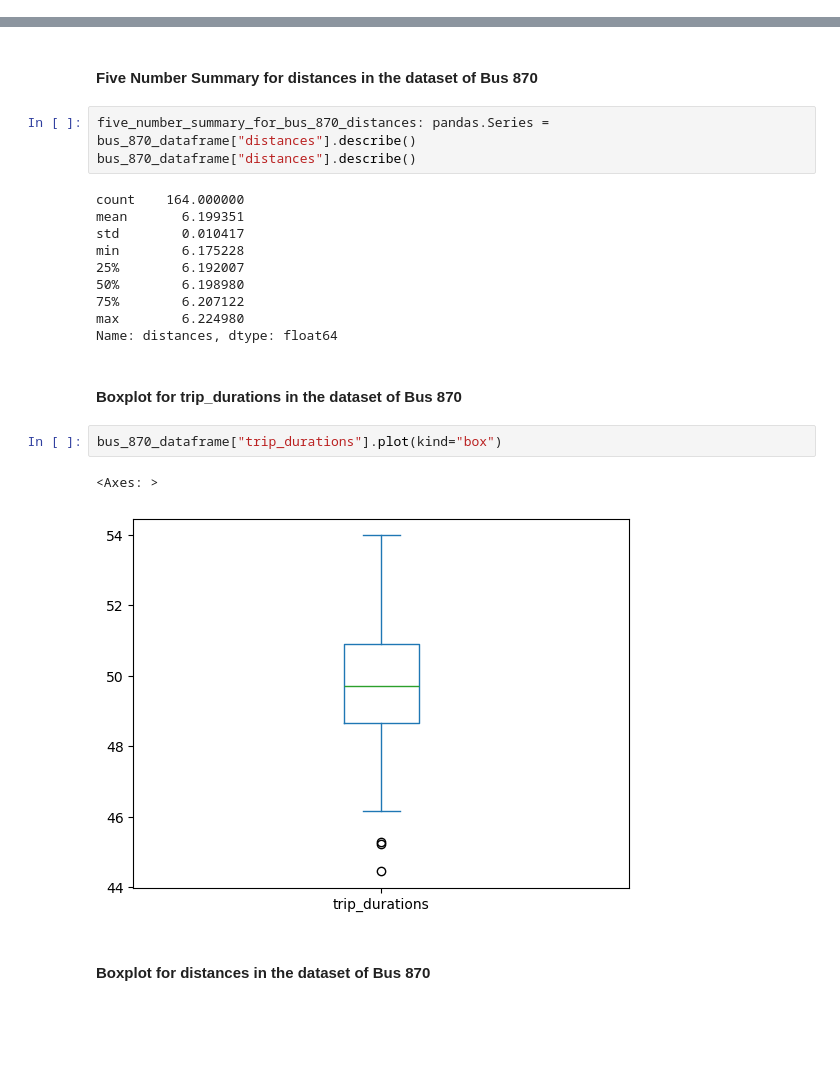
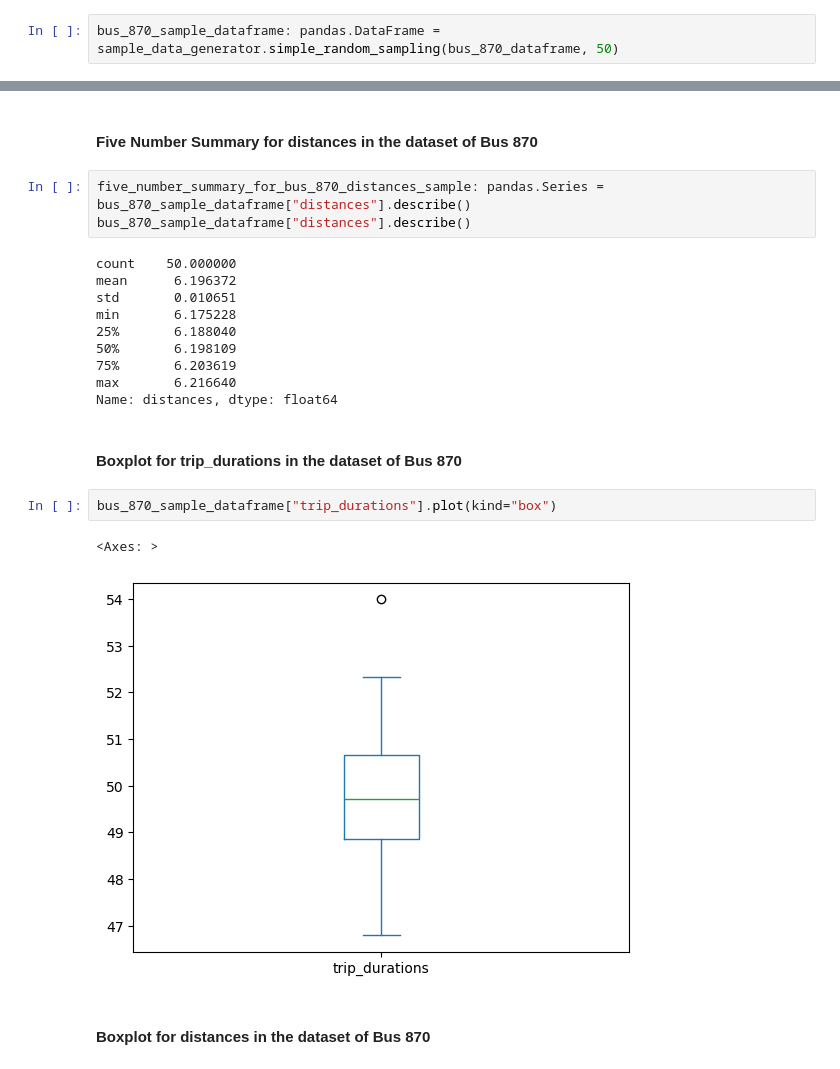
Before and after one commit to AngKokLeong/Bus-Data-Analysis, a Jupyter notebook: report.ipynb, the cells around one changed output, grey strips where cells are left out. Saved outputs shown, nothing was run; the diff lists cells and outputs as text; blank space fills up the shorter version.

```diff
--- a/report.ipynb
+++ b/report.ipynb
@@ -67,0 +82,2 @@ bus_992_dataframe: pandas.DataFrame = pandas.read_csv("bus_992_synthetic_data.cs
+# %%
+bus_870_sample_dataframe: pandas.DataFrame = sample_data_generator.simple_random_sampling(bus_870_dataframe, 50)
@@ -85,25 +105,25 @@ Name: trip_durations, dtype: float64
 # %% [markdown]
 #### Five Number Summary for distances in the dataset of Bus 870
 # %%
-five_number_summary_for_bus_870_distances: pandas.Series = bus_870_dataframe["distances"].describe()
-bus_870_dataframe["distances"].describe()
+five_number_summary_for_bus_870_distances_sample: pandas.Series = bus_870_sample_dataframe["distances"].describe()
+bus_870_sample_dataframe["distances"].describe()
 # %% [output]
-count    164.000000
-mean       6.199351
-std        0.010417
-min        6.175228
-25%        6.192007
-50%        6.198980
-75%        6.207122
-max        6.224980
+count    50.000000
+mean      6.196372
+std       0.010651
+min       6.175228
+25%       6.188040
+50%       6.198109
+75%       6.203619
+max       6.216640
 Name: distances, dtype: float64
 # %% [markdown]
 #### Boxplot for trip_durations in the dataset of Bus 870
 # %%
-bus_870_dataframe["trip_durations"].plot(kind="box")
+bus_870_sample_dataframe["trip_durations"].plot(kind="box")
 # %% [output]
 <Axes: >
-[figure, old version]
+[figure, new version]
 # %% [markdown]
 #### Boxplot for distances in the dataset of Bus 870
 # %%
```
Also changed, not shown: parts of 22 cells of this notebook.
